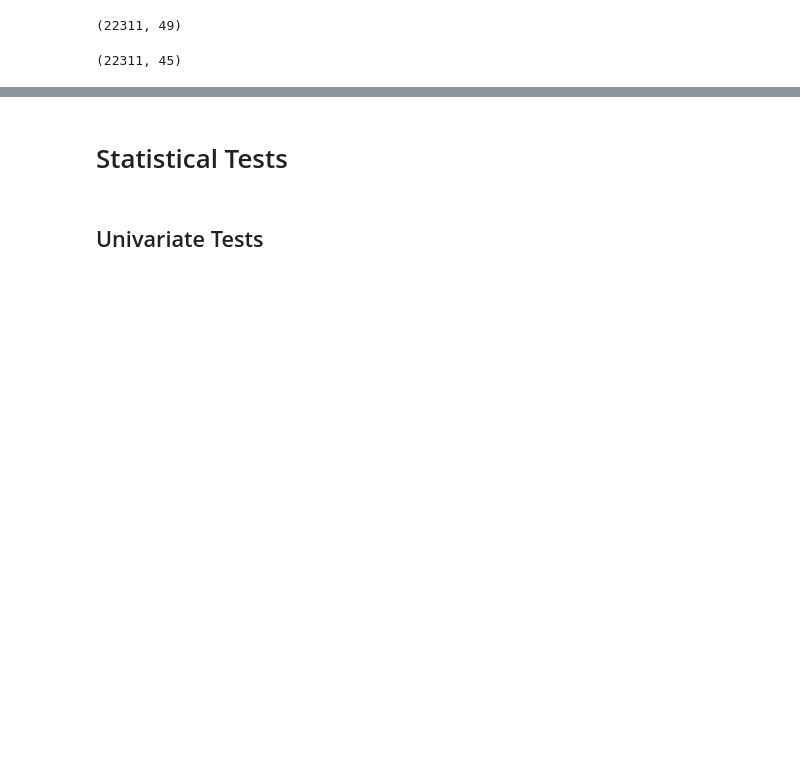
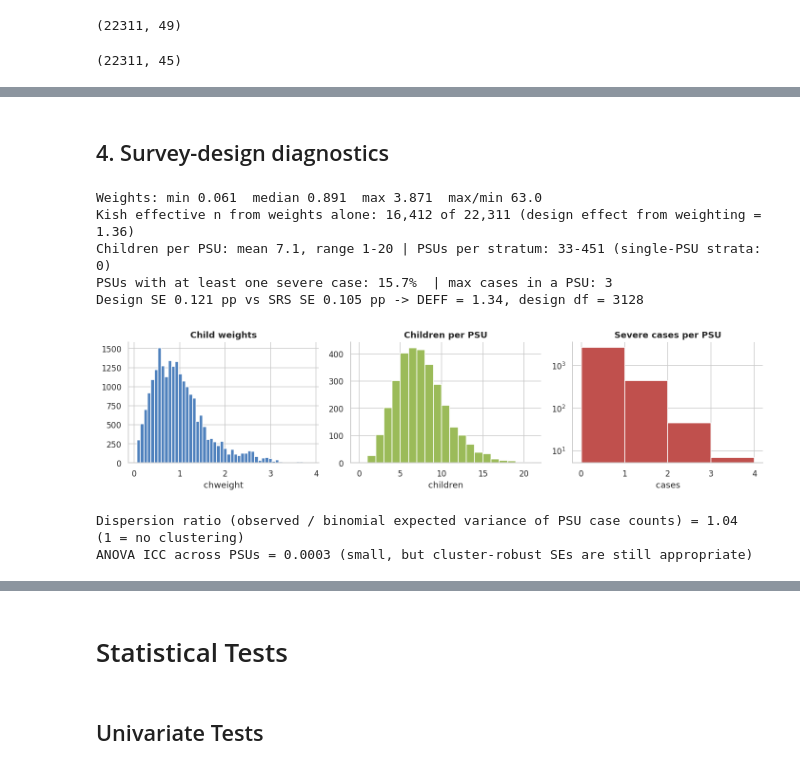
Before and after one commit to MJwd-Hasan/wasting_mics, a Jupyter notebook: eda.ipynb, the cells around one changed output, grey strips where cells are left out. Drawn from its saved outputs; the diff is of its cells as text; code cells hidden in the pictures; blank space fills up the shorter version.

```diff
--- a/eda.ipynb
+++ b/eda.ipynb
@@ -125,0 +250,47 @@ df_clean.shape
+# %% [markdown]
+## 4. Survey-design diagnostics
+# %%
+# Weights, cluster sizes, and the loss of precision caused by weighting and clustering.
+wts = df_clean.chweight
+n_eff_w = wts.sum() ** 2 / (wts ** 2).sum()
+deff_w = len(wts) / n_eff_w
+print(f"Weights: min {wts.min():.3f}  median {wts.median():.3f}  max {wts.max():.3f}  max/min {wts.max()/wts.min():.1f}")
+print(f"Kish effective n from weights alone: {n_eff_w:,.0f} of {len(wts):,} (design effect from weighting = {deff_w:.2f})")
+per_psu = df_clean.groupby("hh1").agg(n=("severe_wasting", "size"), cases=("severe_wasting", "sum"))
+per_str = df_clean.groupby("strata").hh1.nunique()
+print(f"Children per PSU: mean {per_psu.n.mean():.1f}, range {per_psu.n.min()}-{per_psu.n.max()} | PSUs per stratum: {per_str.min()}-{per_str.max()} (single-PSU strata: {(per_str==1).sum()})")
+print(f"PSUs with at least one severe case: {(per_psu.cases>0).mean()*100:.1f}%  | max cases in a PSU: {per_psu.cases.max()}")
+
+# Overall design effect for the prevalence estimate: design-based variance vs simple random sampling.
+sub = df_clean.assign(all_=1)
+est, dfd = svy_prop_stata_centered(sub, "severe_wasting", "chweight", "strata", "hh1", "all_")
+p = est.est.iloc[0] / 100; se_design = est.se.iloc[0]; se_srs = np.sqrt(p * (1 - p) / len(df_clean))
+print(f"Design SE {se_design*100:.3f} pp vs SRS SE {se_srs*100:.3f} pp -> DEFF = {(se_design/se_srs)**2:.2f}, design df = {dfd}")
+
+fig, ax = plt.subplots(1, 3, figsize=(13, 3.4))
+ax[0].hist(wts, bins=50, color="#4f81bd"); ax[0].set_title("Child weights"); ax[0].set_xlabel("chweight")
+ax[1].hist(per_psu.n, bins=range(0, 22), color="#9bbb59"); ax[1].set_title("Children per PSU"); ax[1].set_xlabel("children")
+ax[2].hist(per_psu.cases, bins=range(0, int(per_psu.cases.max()) + 2), color="#c0504d"); ax[2].set_title("Severe cases per PSU"); ax[2].set_xlabel("cases"); ax[2].set_yscale("log")
+plt.tight_layout(); plt.show()
+# %% [output]
+Weights: min 0.061  median 0.891  max 3.871  max/min 63.0
+Kish effective n from weights alone: 16,412 of 22,311 (design effect from weighting = 1.36)
+Children per PSU: mean 7.1, range 1-20 | PSUs per stratum: 33-451 (single-PSU strata: 0)
+PSUs with at least one severe case: 15.7%  | max cases in a PSU: 3
+Design SE 0.121 pp vs SRS SE 0.105 pp -> DEFF = 1.34, design df = 3128
+[figure, added]
+# %%
+# Is clustering of cases real? Compare the observed spread of PSU case counts with what a binomial (no clustering) would give.
+from scipy import stats as _st
+p0 = df_clean.severe_wasting.mean()
+exp_var = (per_psu.n * p0 * (1 - p0)).sum()
+obs_var = ((per_psu.cases - per_psu.n * p0) ** 2).sum()
+print(f"Dispersion ratio (observed / binomial expected variance of PSU case counts) = {obs_var/exp_var:.2f}  (1 = no clustering)")
+# One-way ANOVA estimate of the intra-cluster correlation (ICC) of the binary outcome across PSUs.
+g = df_clean.groupby("hh1").severe_wasting
+k = g.ngroups; N = len(df_clean); n0 = (N - (g.size() ** 2).sum() / N) / (k - 1)
+msb = (g.size() * (g.mean() - p0) ** 2).sum() / (k - 1); msw = ((df_clean.severe_wasting - g.transform("mean")) ** 2).sum() / (N - k)
+print(f"ANOVA ICC across PSUs = {(msb - msw) / (msb + (n0 - 1) * msw):.4f} (small, but cluster-robust SEs are still appropriate)")
+# %% [output]
+Dispersion ratio (observed / binomial expected variance of PSU case counts) = 1.04  (1 = no clustering)
+ANOVA ICC across PSUs = 0.0003 (small, but cluster-robust SEs are still appropriate)
```
Also changed, not shown: parts of 25 cells of this notebook.
